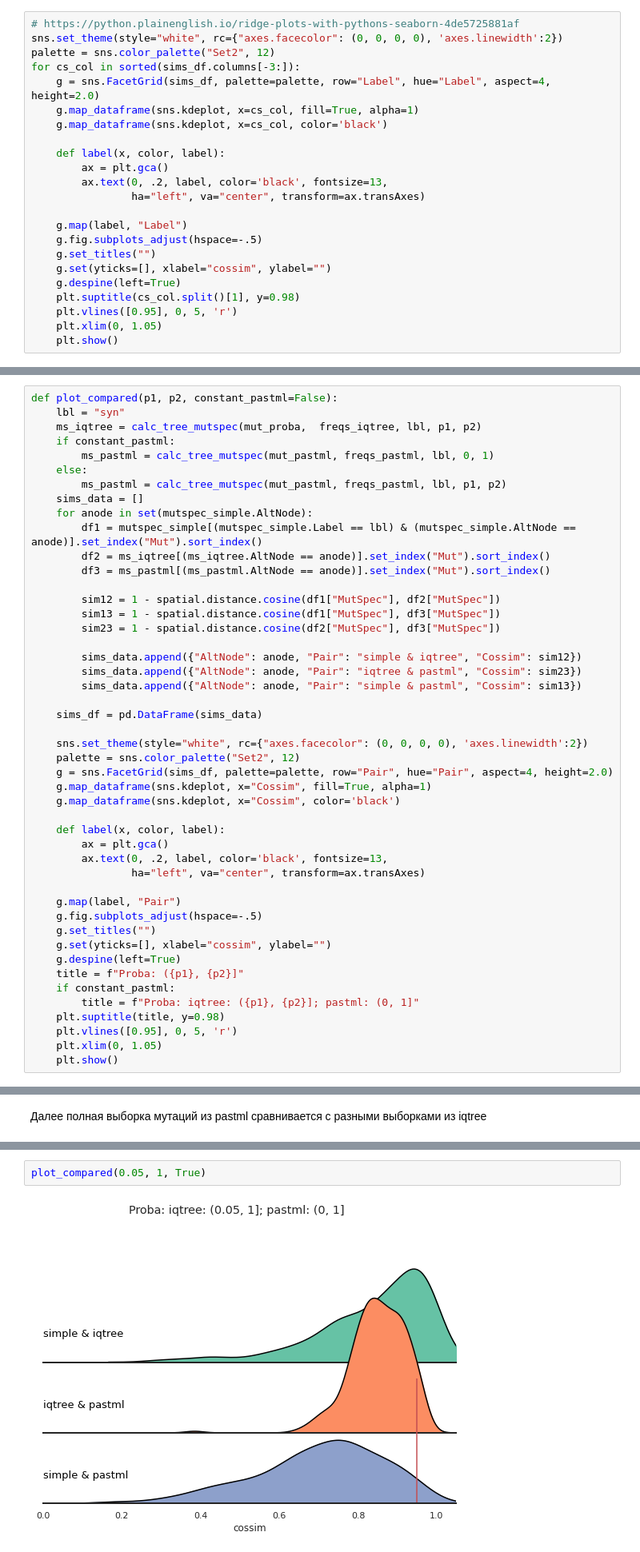
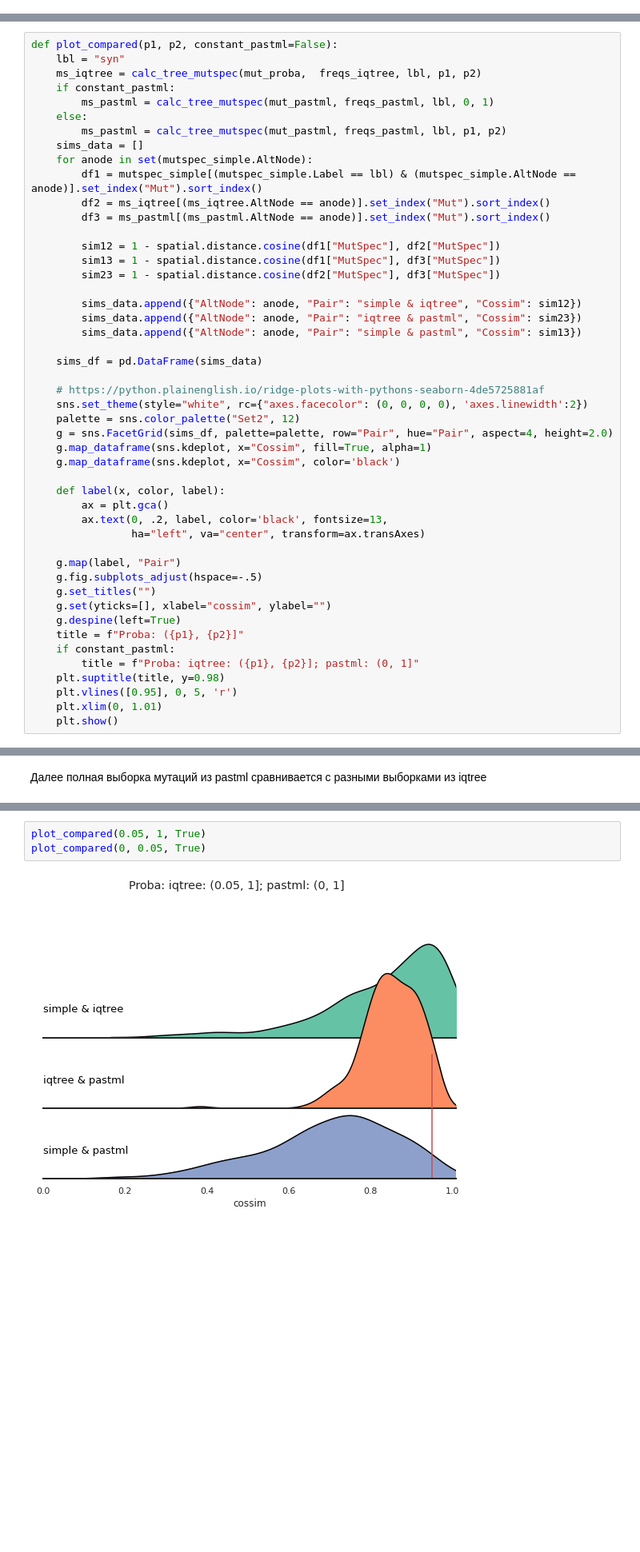
Before and after one commit to mitoclub/PyMutSpec, a Jupyter notebook: notebooks/pastml_report.ipynb, the cells around one changed output, grey strips where cells are left out. Shown at 80% size. Saved outputs shown, nothing was run; the diff lists cells and outputs as text; blank space fills up the shorter version.

```diff
--- a/notebooks/pastml_report.ipynb
+++ b/notebooks/pastml_report.ipynb
@@ -401,26 +385,3 @@ for i, cs_col in enumerate(sims_df.columns[-3:]):
     axs[i].set_ylabel("Cossim", fontsize=14)
 # %% [output]
 [figure]
-# %%
-# https://python.plainenglish.io/ridge-plots-with-pythons-seaborn-4de5725881af
-sns.set_theme(style="white", rc={"axes.facecolor": (0, 0, 0, 0), 'axes.linewidth':2})
-palette = sns.color_palette("Set2", 12)
-for cs_col in sorted(sims_df.columns[-3:]):
-    g = sns.FacetGrid(sims_df, palette=palette, row="Label", hue="Label", aspect=4, height=2.0)
-    g.map_dataframe(sns.kdeplot, x=cs_col, fill=True, alpha=1)
-    g.map_dataframe(sns.kdeplot, x=cs_col, color='black')
-
-    def label(x, color, label):
-        ax = plt.gca()
-        ax.text(0, .2, label, color='black', fontsize=13,
-                ha="left", va="center", transform=ax.transAxes)
-
-    g.map(label, "Label")
-    g.fig.subplots_adjust(hspace=-.5)
-    g.set_titles("")
-    g.set(yticks=[], xlabel="cossim", ylabel="")
-    g.despine(left=True)
-    plt.suptitle(cs_col.split()[1], y=0.98)
-    plt.vlines([0.95], 0, 5, 'r')
-    plt.xlim(0, 1.05)
-    plt.show()
@@ -606,6 +563,7 @@ def plot_compared(p1, p2, constant_pastml=False):
 
     sims_df = pd.DataFrame(sims_data)
 
+    # https://python.plainenglish.io/ridge-plots-with-pythons-seaborn-4de5725881af
     sns.set_theme(style="white", rc={"axes.facecolor": (0, 0, 0, 0), 'axes.linewidth':2})
     palette = sns.color_palette("Set2", 12)
     g = sns.FacetGrid(sims_df, palette=palette, row="Pair", hue="Pair", aspect=4, height=2.0)
@@ -627,7 +585,7 @@ def plot_compared(p1, p2, constant_pastml=False):
         title = f"Proba: iqtree: ({p1}, {p2}]; pastml: (0, 1]"
     plt.suptitle(title, y=0.98)
     plt.vlines([0.95], 0, 5, 'r')
-    plt.xlim(0, 1.05)
+    plt.xlim(0, 1.01)
     plt.show()
 # %% [markdown]
 Ниже графики, в которых мутспек считается по подвыборке мутаций с указанной вероятностью.
@@ -662,4 +624,5 @@ plot_compared(0, 1, True)
 # %%
 plot_compared(0.05, 1, True)
+plot_compared(0, 0.05, True)
 # %% [output]
-[figure, old version]
+[figure, new version]
```
Also changed, not shown: parts of 11 cells of this notebook.
